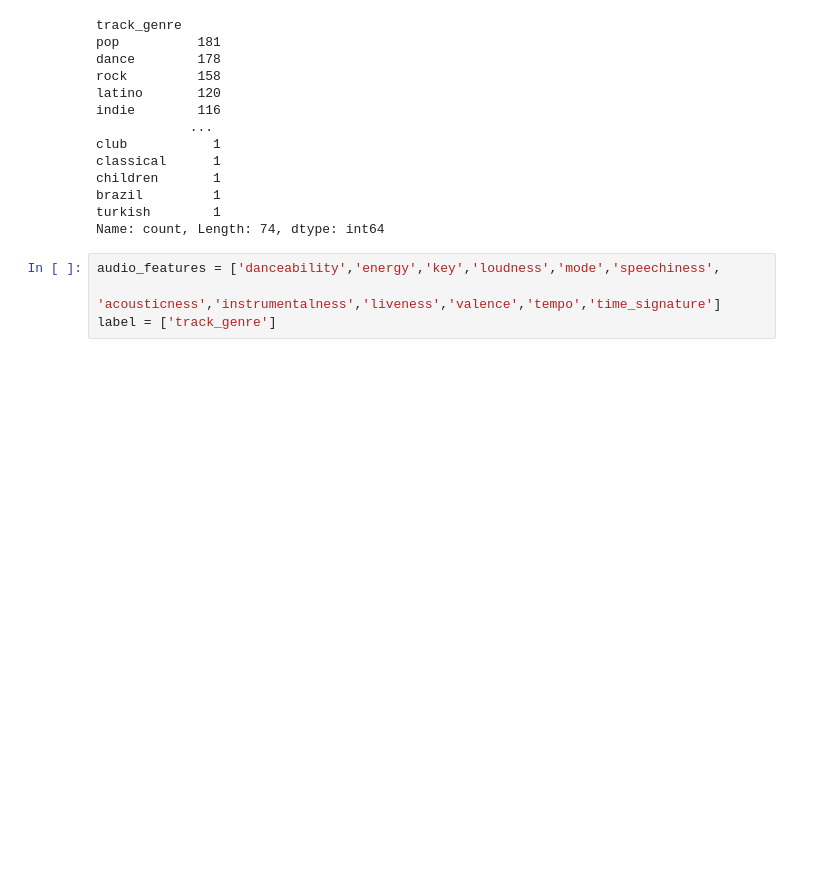
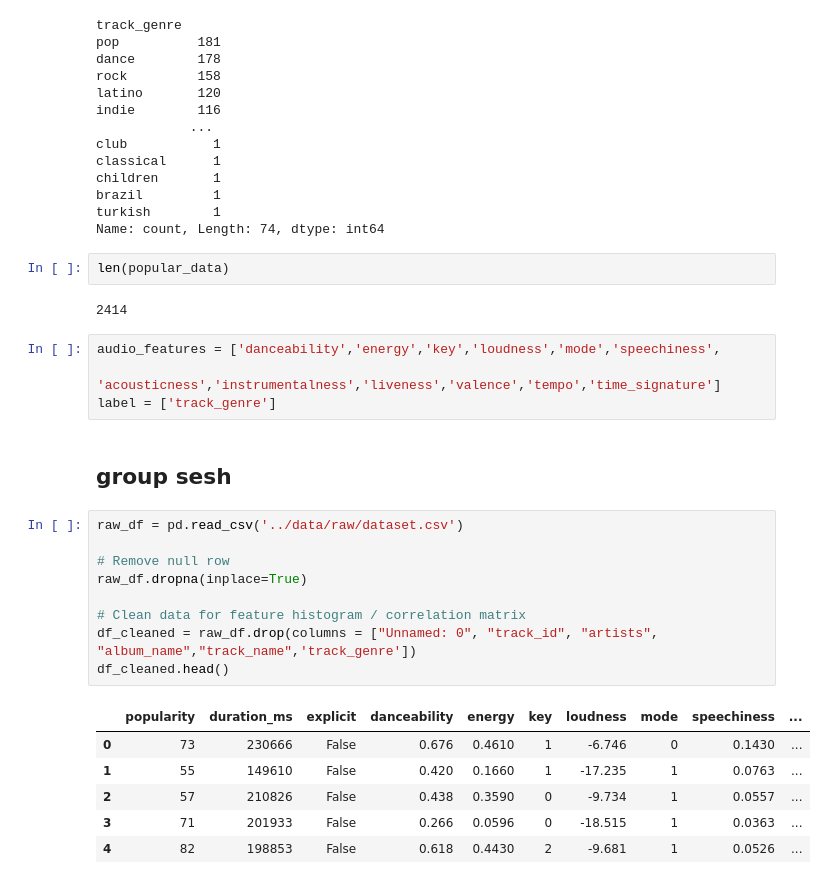
Before and after one commit to ynackash/genre-classification, a Jupyter notebook: notebooks/nick_eda.ipynb, the cells around one changed output. Drawn from its saved outputs; the diff is of its cells as text; blank space fills up the shorter version.

```diff
--- a/notebooks/nick_eda.ipynb
+++ b/notebooks/nick_eda.ipynb
@@ -90,7 +91,29 @@ children       1
 brazil         1
 turkish        1
 Name: count, Length: 74, dtype: int64
+# %%
+len(popular_data)
+# %% [output]
+2414
 # %%
 audio_features = ['danceability','energy','key','loudness','mode','speechiness',
                   'acousticness','instrumentalness','liveness','valence','tempo','time_signature']
 label = ['track_genre']
+# %% [markdown]
+## group sesh
+# %%
+raw_df = pd.read_csv('../data/raw/dataset.csv')
+
+# Remove null row
+raw_df.dropna(inplace=True)
+
+# Clean data for feature histogram / correlation matrix
+df_cleaned = raw_df.drop(columns = ["Unnamed: 0", "track_id", "artists", "album_name","track_name",'track_genre'])
+df_cleaned.head()
+# %% [output]
+|  | popularity | duration_ms | explicit | danceability | energy | key | loudness | mode | speechiness | ... |
+| 0 | 73 | 230666 | False | 0.676 | 0.4610 | 1 | -6.746 | 0 | 0.1430 | ... |
+| 1 | 55 | 149610 | False | 0.420 | 0.1660 | 1 | -17.235 | 1 | 0.0763 | ... |
+| 2 | 57 | 210826 | False | 0.438 | 0.3590 | 0 | -9.734 | 1 | 0.0557 | ... |
+| 3 | 71 | 201933 | False | 0.266 | 0.0596 | 0 | -18.515 | 1 | 0.0363 | ... |
+| 4 | 82 | 198853 | False | 0.618 | 0.4430 | 2 | -9.681 | 1 | 0.0526 | ... |
```
Also changed, not shown: parts of 2 cells of this notebook.
